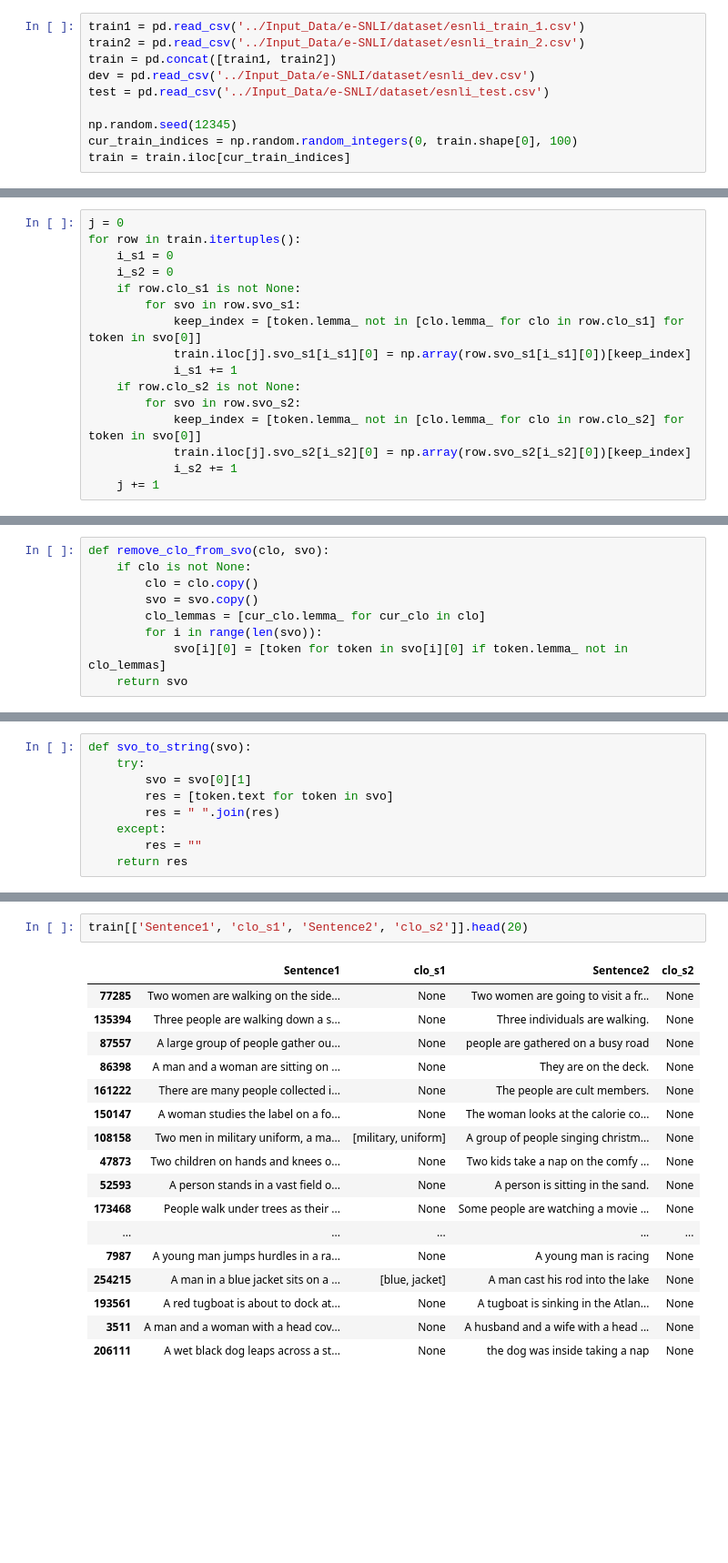
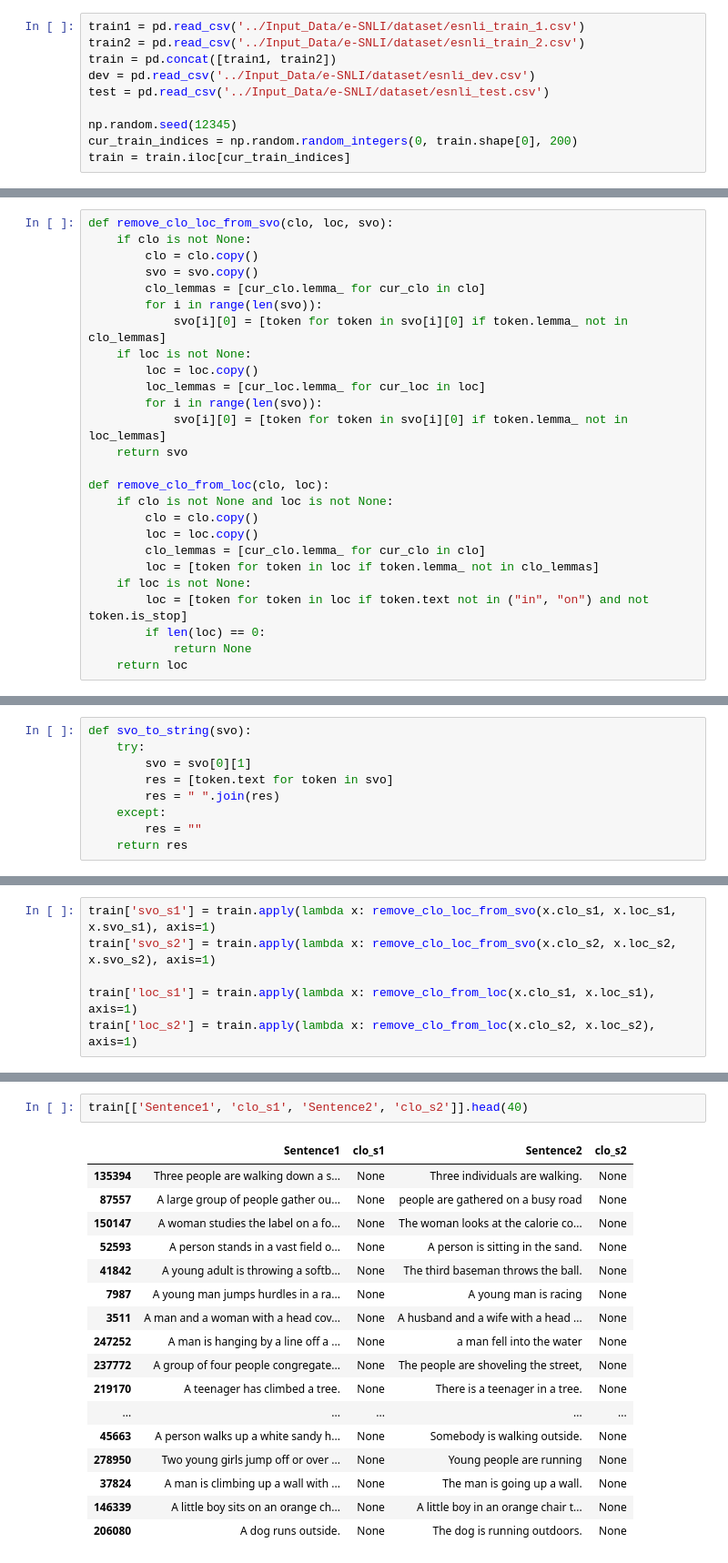
Before and after one commit to Marbr987/Hypothesis_Driven_Analysis_of_Self_Rationalising_Models, a Jupyter notebook: 02_Extract_Subphrases/extract_subphrases.ipynb, the cells around one changed output, grey strips where cells are left out. Shown at 91% size. Saved outputs shown, nothing was run; the diff lists cells and outputs as text; blank space fills up the shorter version.

```diff
--- a/02_Extract_Subphrases/extract_subphrases.ipynb
+++ b/02_Extract_Subphrases/extract_subphrases.ipynb
@@ -15,7 +15,7 @@ dev = pd.read_csv('../Input_Data/e-SNLI/dataset/esnli_dev.csv')
 test = pd.read_csv('../Input_Data/e-SNLI/dataset/esnli_test.csv')
 
 np.random.seed(12345)
-cur_train_indices = np.random.random_integers(0, train.shape[0], 100)
+cur_train_indices = np.random.random_integers(0, train.shape[0], 200)
 train = train.iloc[cur_train_indices]
 # %%
 train[train.notnull().apply(all, axis=1)]
@@ -204,17 +149 @@ train.svo_s2.apply(lambda x: len(x)).value_counts() / train.shape[0]
 Name: svo_s2, dtype: float64
-# %%
-j = 0
-for row in train.itertuples():
-	i_s1 = 0
-	i_s2 = 0
-	if row.clo_s1 is not None:
-		for svo in row.svo_s1:
-			keep_index = [token.lemma_ not in [clo.lemma_ for clo in row.clo_s1] for token in svo[0]]
-			train.iloc[j].svo_s1[i_s1][0] = np.array(row.svo_s1[i_s1][0])[keep_index]
-			i_s1 += 1
-	if row.clo_s2 is not None:
-		for svo in row.svo_s2:
-			keep_index = [token.lemma_ not in [clo.lemma_ for clo in row.clo_s2] for token in svo[0]]
-			train.iloc[j].svo_s2[i_s2][0] = np.array(row.svo_s2[i_s2][0])[keep_index]
-			i_s2 += 1
-	j += 1
@@ -243,9 +150,26 @@ Name: 41842, dtype: object
 # %%
-def remove_clo_from_svo(clo, svo):
+def remove_clo_loc_from_svo(clo, loc, svo):
 	if clo is not None:
 		clo = clo.copy()
 		svo = svo.copy()
 		clo_lemmas = [cur_clo.lemma_ for cur_clo in clo]
 		for i in range(len(svo)):
 			svo[i][0] = [token for token in svo[i][0] if token.lemma_ not in clo_lemmas]
+	if loc is not None:
+		loc = loc.copy()
+		loc_lemmas = [cur_loc.lemma_ for cur_loc in loc]
+		for i in range(len(svo)):
+			svo[i][0] = [token for token in svo[i][0] if token.lemma_ not in loc_lemmas]
 	return svo
+
+def remove_clo_from_loc(clo, loc):
+	if clo is not None and loc is not None:
+		clo = clo.copy()
+		loc = loc.copy()
+		clo_lemmas = [cur_clo.lemma_ for cur_clo in clo]
+		loc = [token for token in loc if token.lemma_ not in clo_lemmas]
+	if loc is not None:
+		loc = [token for token in loc if token.text not in ("in", "on") and not token.is_stop]
+		if len(loc) == 0:
+			return None
+	return loc
@@ -269,2 +185,8 @@ svo_to_string(train.svo_s1.iloc[10])
+# %%
+train['svo_s1'] = train.apply(lambda x: remove_clo_loc_from_svo(x.clo_s1, x.loc_s1, x.svo_s1), axis=1)
+train['svo_s2'] = train.apply(lambda x: remove_clo_loc_from_svo(x.clo_s2, x.loc_s2, x.svo_s2), axis=1)
+
+train['loc_s1'] = train.apply(lambda x: remove_clo_from_loc(x.clo_s1, x.loc_s1), axis=1)
+train['loc_s2'] = train.apply(lambda x: remove_clo_from_loc(x.clo_s2, x.loc_s2), axis=1)
 # %%
 train[['Sentence1', 'svo_s1',  'loc_s1', 'clo_s1', 'Sentence2', 'svo_s2', 'loc_s2', 'clo_s2']].head(20)
@@ -271,20 +211,20 @@ train[['Sentence1', 'svo_s1',  'loc_s1', 'clo_s1', 'Sentence2', 'svo_s2', 'loc_s
 # %%
-train[['Sentence1', 'clo_s1', 'Sentence2', 'clo_s2']].head(20)
+train[['Sentence1', 'clo_s1', 'Sentence2', 'clo_s2']].head(40)
 # %% [output]
 |  | Sentence1 | clo_s1 | Sentence2 | clo_s2 |
-| 77285 | Two women are walking on the side... | None | Two women are going to visit a fr... | None |
 | 135394 | Three people are walking down a s... | None | Three individuals are walking. | None |
 | 87557 | A large group of people gather ou... | None | people are gathered on a busy road | None |
-| 86398 | A man and a woman are sitting on ... | None | They are on the deck. | None |
-| 161222 | There are many people collected i... | None | The people are cult members. | None |
 | 150147 | A woman studies the label on a fo... | None | The woman looks at the calorie co... | None |
-| 108158 | Two men in military uniform, a ma... | [military, uniform] | A group of people singing christm... | None |
-| 47873 | Two children on hands and knees o... | None | Two kids take a nap on the comfy ... | None |
 | 52593 | A person stands in a vast field o... | None | A person is sitting in the sand. | None |
-| 173468 | People walk under trees as their ... | None | Some people are watching a movie ... | None |
+| 41842 | A young adult is throwing a softb... | None | The third baseman throws the ball. | None |
+| 7987 | A young man jumps hurdles in a ra... | None | A young man is racing | None |
+| 3511 | A man and a woman with a head cov... | None | A husband and a wife with a head ... | None |
+| 247252 | A man is hanging by a line off a ... | None | a man fell into the water | None |
+| 237772 | A group of four people congregate... | None | The people are shoveling the street, | None |
+| 219170 | A teenager has climbed a tree. | None | There is a teenager in a tree. | None |
 | ... | ... | ... | ... | ... |
-| 7987 | A young man jumps hurdles in a ra... | None | A young man is racing | None |
-| 254215 | A man in a blue jacket sits on a ... | [blue, jacket] | A man cast his rod into the lake | None |
-| 193561 | A red tugboat is about to dock at... | None | A tugboat is sinking in the Atlan... | None |
-| 3511 | A man and a woman with a head cov... | None | A husband and a wife with a head ... | None |
-| 206111 | A wet black dog leaps across a st... | None | the dog was inside taking a nap | None |
+| 45663 | A person walks up a white sandy h... | None | Somebody is walking outside. | None |
+| 278950 | Two young girls jump off or over ... | None | Young people are running | None |
+| 37824 | A man is climbing up a wall with ... | None | The man is going up a wall. | None |
+| 146339 | A little boy sits on an orange ch... | None | A little boy in an orange chair t... | None |
+| 206080 | A dog runs outside. | None | The dog is running outdoors. | None |
```
Also changed, not shown: parts of 21 cells of this notebook, 1 other file.
